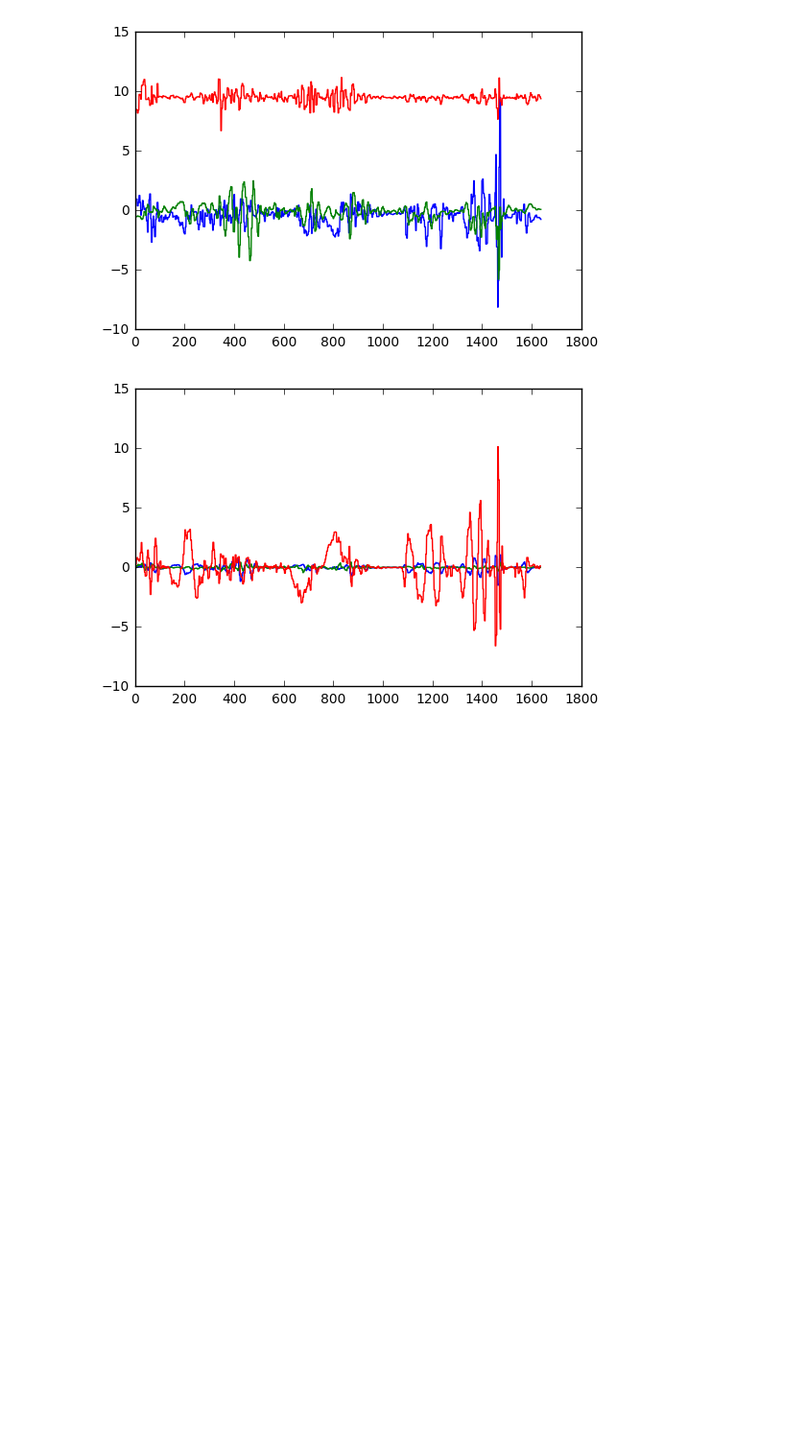
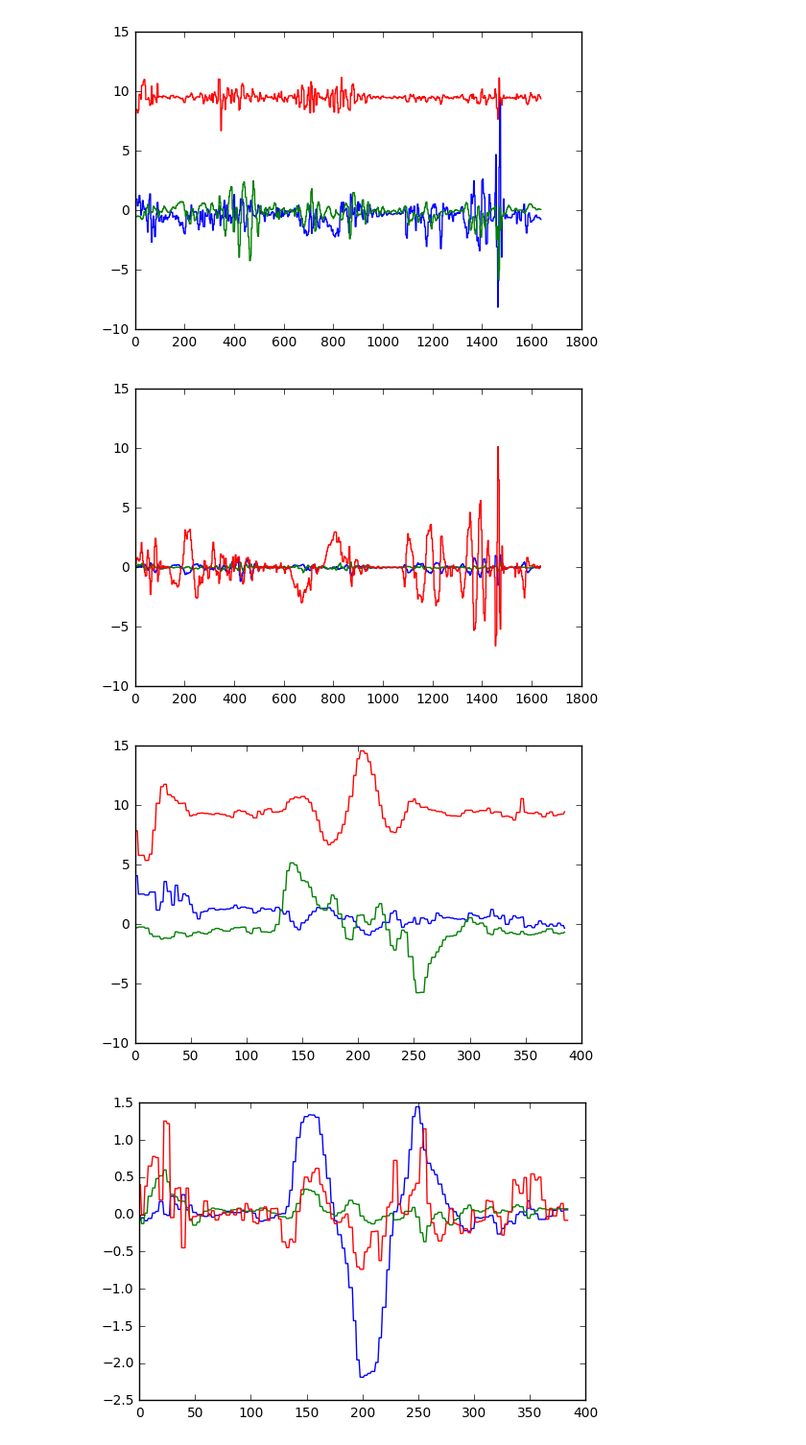
Before and after one commit to floryst/SelfieGolf, a Jupyter notebook: data/selfie golf accel.ipynb, the cells around one changed output. Shown at 96% size. Saved outputs shown, nothing was run; the diff lists cells and outputs as text; code cells hidden in the pictures; blank space fills up the shorter version.

Commit message:
updated go() in the ipython notebook to return data

```diff
--- a/data/selfie golf accel.ipynb
+++ b/data/selfie golf accel.ipynb
@@ -18,4 +18,5 @@ def go(f):
     plt.show()
     plt.plot(gyro)
     plt.show()
+    return accel,gyro
 # %%
@@ -23,3 +24,8 @@ go('/dev/shm/data.1477789475.948549')
 # %% [output]
 [figure]
 [figure]
+# %%
+go('/home/proj/selfie_golf/data/data.1477787571.0544')
+# %% [output]
+[figure, added]
+[figure, added]
```
Also changed, not shown: parts of 1 cell of this notebook.
